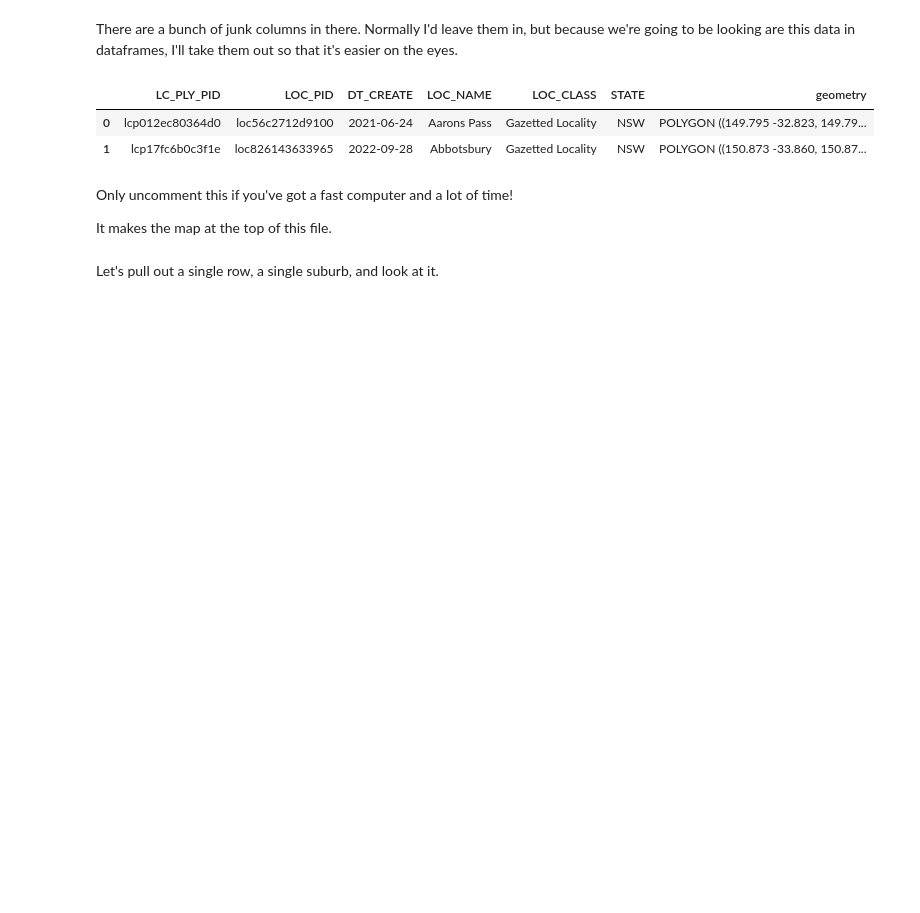
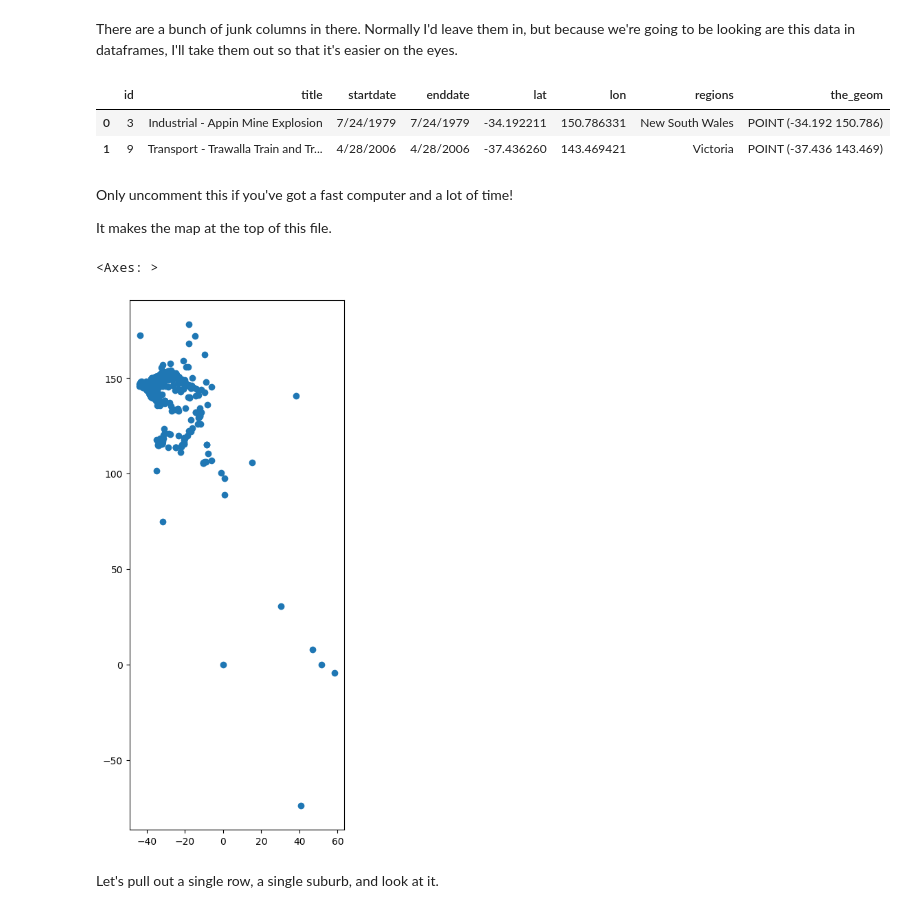
Before and after one commit to Rishika279/data_project, a Jupyter notebook: my_map_data.ipynb, the cells around one changed output. Saved outputs shown, nothing was run; the diff lists cells and outputs as text; code cells hidden in the pictures; blank space fills up the shorter version.

```diff
--- a/my_map_data.ipynb
+++ b/my_map_data.ipynb
@@ -114,19 +88,31 @@ burbs.sample(2)
 # %% [markdown]
 There are a bunch of junk columns in there. Normally I'd leave them in, but because we're going to be looking are this data in dataframes, I'll take them out so that it's easier on the eyes.
-# %%
-cols_to_drop = ["NSW_LOCA_1", "NSW_LOCA_3", "NSW_LOCA_4","NSW_LOCA_5","NSW_LOCA_7", "DT_RETIRE"]
-burbs.drop(cols_to_drop, axis=1, inplace=True, errors="ignore")
-burbs.head(2)
-# %% [output]
-|  | LC_PLY_PID | LOC_PID | DT_CREATE | LOC_NAME | LOC_CLASS | STATE | geometry |
-| 0 | lcp012ec80364d0 | loc56c2712d9100 | 2021-06-24 | Aarons Pass | Gazetted Locality | NSW | POLYGON ((149.795 -32.823, 149.79... |
-| 1 | lcp17fc6b0c3f1e | loc826143633965 | 2022-09-28 | Abbotsbury | Gazetted Locality | NSW | POLYGON ((150.873 -33.860, 150.87... |
+# %%
+cols_to_drop = ['FID', 'resourcetype', 'description', 'evacuated', 'homeless', 'injuries', 'deaths',
+       'insured_cost', 'trains_damaged', 'trains_destroyed', 'homes_damaged',
+       'homes_destroyed', 'buildings_damaged', 'buildings_destroyed',
+       'ind_premises_destroyed', 'com_premises_damaged',
+       'com_premises_destroyed', 'bridges_damaged', 'bridges_destroyed',
+       'aircraft_damaged', 'aircraft_destroyed', 'motor_vehicles_damaged',
+       'motor_vehicles_destroyed', 'water_vessels_damaged',
+       'water_vessels_destroyed', 'businesses_damaged', 'businesses_destroyed',
+       'farms_damaged', 'farms_destroyed', 'crops_destroyed',
+       'livestock_destroyed', 'government_assistance', 'url']
+gdf.drop(cols_to_drop, axis=1, inplace=True, errors="ignore")
+gdf.head(2)
+# %% [output]
+|  | id | title | startdate | enddate | lat | lon | regions | the_geom |
+| 0 | 3 | Industrial - Appin Mine Explosion | 7/24/1979 | 7/24/1979 | -34.192211 | 150.786331 | New South Wales | POINT (-34.192 150.786) |
+| 1 | 9 | Transport - Trawalla Train and Tr... | 4/28/2006 | 4/28/2006 | -37.436260 | 143.469421 | Victoria | POINT (-37.436 143.469) |
 # %% [markdown]
 Only uncomment this if you've got a fast computer and a lot of time!
 
 It makes the map at the top of this file.
 # %%
-# burbs.geometry.plot()
+gdf.geometry.plot()
+# %% [output]
+<Axes: >
+[figure, added]
 # %% [markdown]
 Let's pull out a single row, a single suburb, and look at it.
 # %%
```
Also changed, not shown: parts of 15 cells of this notebook.
